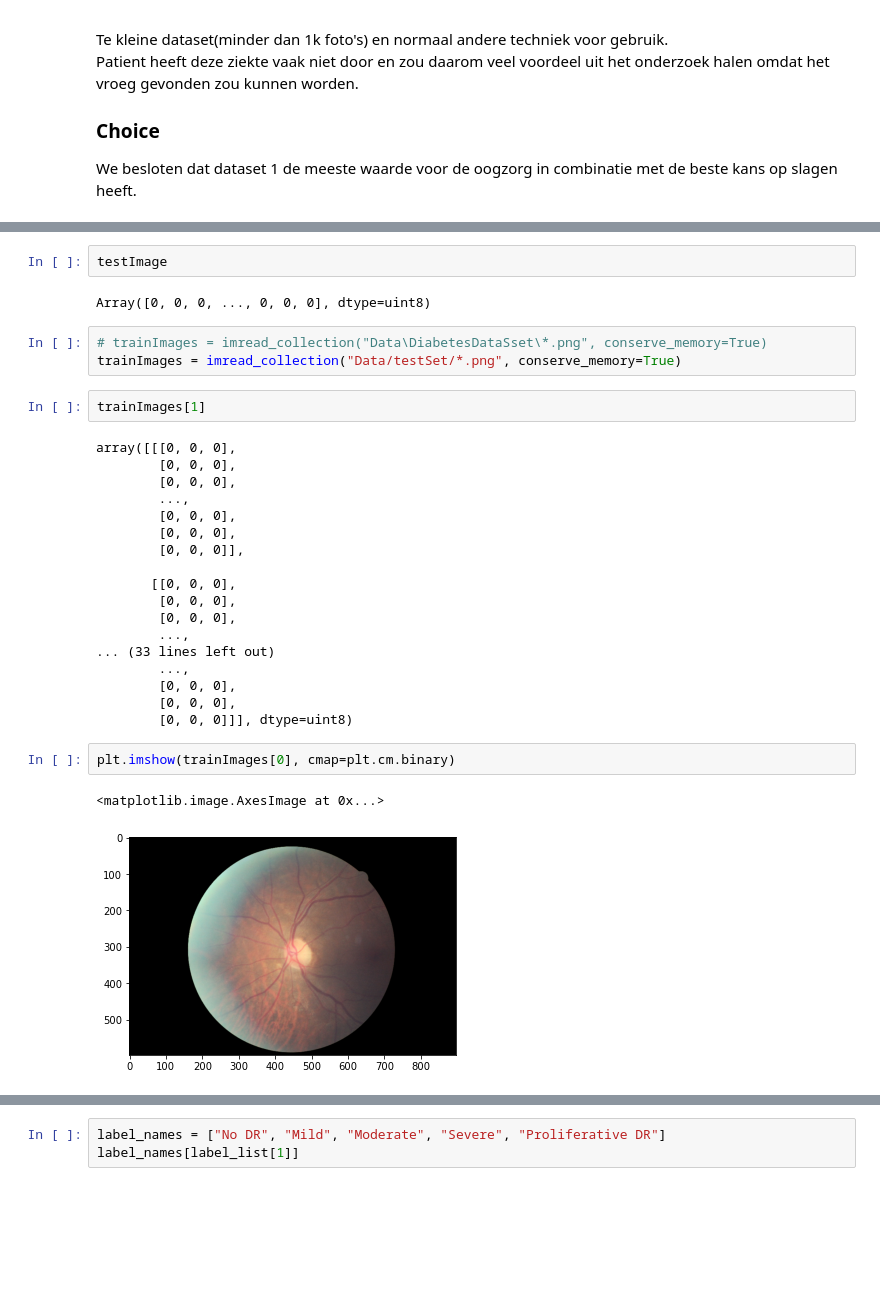
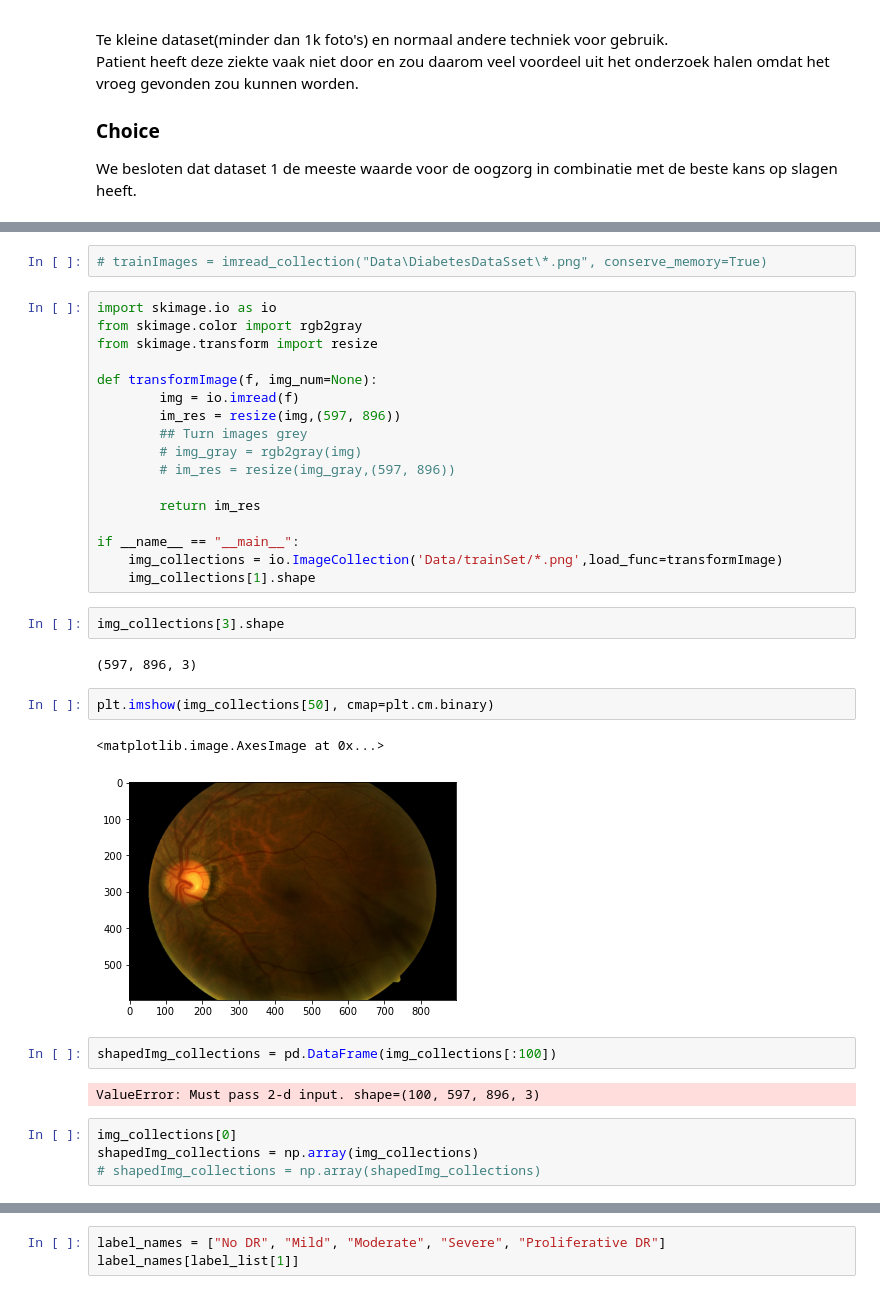
Before and after one commit to RipOrbofWinter/EyeDiseaseDetection, a Jupyter notebook: ResearchNotebook.ipynb, the cells around one changed output, grey strips where cells are left out. Saved outputs shown, nothing was run; the diff lists cells and outputs as text; blank space fills up the shorter version.

```diff
--- a/ResearchNotebook.ipynb
+++ b/ResearchNotebook.ipynb
@@ -109,32 +103,36 @@ testImage = testImage.flatten()
-# %%
-testImage
-# %% [output]
-Array([0, 0, 0, ..., 0, 0, 0], dtype=uint8)
 # %%
 # trainImages = imread_collection("Data\DiabetesDataSset\*.png", conserve_memory=True)
-trainImages = imread_collection("Data/testSet/*.png", conserve_memory=True)
-# %%
-trainImages[1]
-# %% [output]
-array([[[0, 0, 0],
-        [0, 0, 0],
-        [0, 0, 0],
-        ...,
-        [0, 0, 0],
-        [0, 0, 0],
-        [0, 0, 0]],
-
-       [[0, 0, 0],
-        [0, 0, 0],
-        [0, 0, 0],
-        ...,
-... (33 lines left out)
-        ...,
-        [0, 0, 0],
-        [0, 0, 0],
-        [0, 0, 0]]], dtype=uint8)
+# %%
+import skimage.io as io
+from skimage.color import rgb2gray
+from skimage.transform import resize
+
+def transformImage(f, img_num=None):
+        img = io.imread(f)
+        im_res = resize(img,(597, 896))
+        ## Turn images grey
+        # img_gray = rgb2gray(img)
+        # im_res = resize(img_gray,(597, 896))
+
+        return im_res
+
+if __name__ == "__main__":
+    img_collections = io.ImageCollection('Data/trainSet/*.png',load_func=transformImage)
+    img_collections[1].shape
+# %%
+img_collections[3].shape
+# %% [output]
+(597, 896, 3)
 # %%
-plt.imshow(trainImages[0], cmap=plt.cm.binary)
+plt.imshow(img_collections[50], cmap=plt.cm.binary)
 # %% [output]
 <matplotlib.image.AxesImage at 0x...>
-[figure, old version]
+[figure, new version]
+# %%
+shapedImg_collections = pd.DataFrame(img_collections[:100])
+# %% [output]
+ValueError: Must pass 2-d input. shape=(100, 597, 896, 3)
+# %%
+img_collections[0]
+shapedImg_collections = np.array(img_collections)
+# shapedImg_collections = np.array(shapedImg_collections)
```
Also changed, not shown: parts of 18 cells of this notebook, 4 other files.
